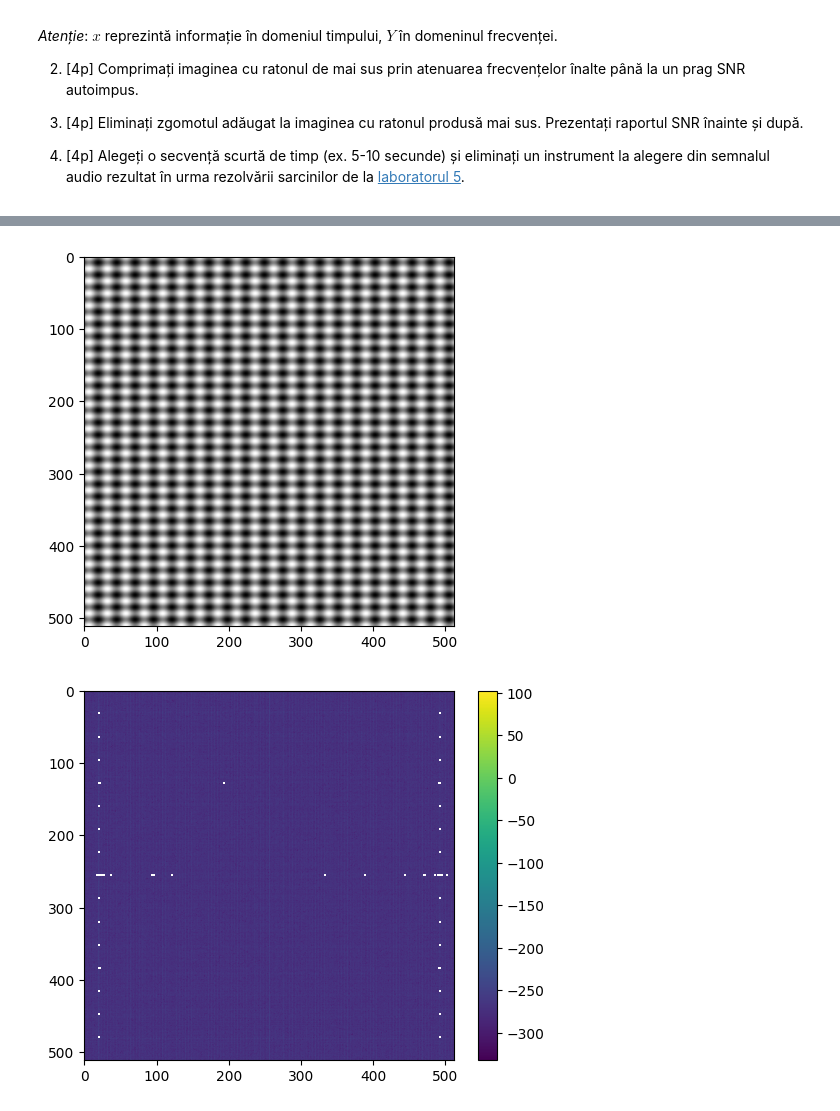
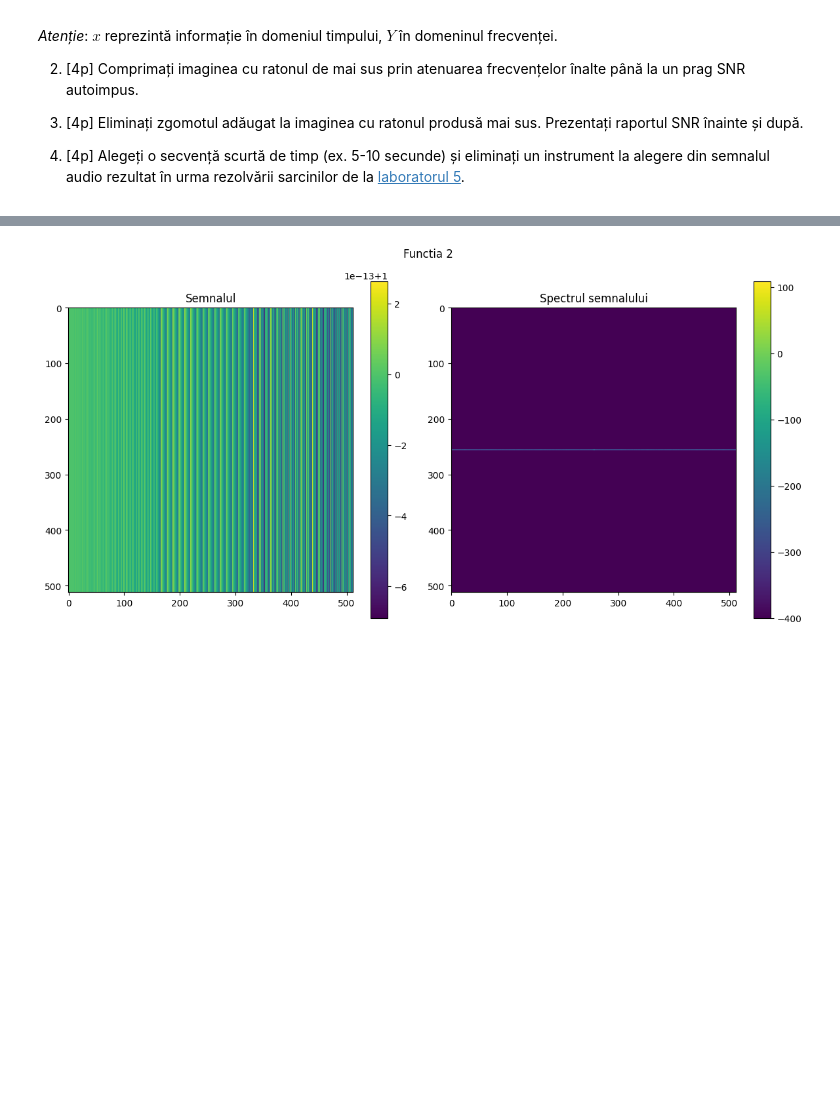
Before and after one commit to laurentiucretu68/ProcesareaSemnalelor, a Jupyter notebook: Laborator7/main.ipynb, the cells around one changed output, grey strips where cells are left out. Saved outputs shown, nothing was run; the diff lists cells and outputs as text; code cells hidden in the pictures; blank space fills up the shorter version.

```diff
--- a/Laborator7/main.ipynb
+++ b/Laborator7/main.ipynb
@@ -147,26 +145,33 @@ plt.show()
 # %%
 # Exercitiul 1 - 2
 def func2(n1, n2):
     return np.sin(4 * np.pi * n1) + np.cos(6 * np.pi * n2)
 
-width, height = 512, 512
-
-n1 = np.linspace(0, 10, width)
-n2 = np.linspace(0, 10, height)
-
-n1, n2 = np.meshgrid(n1, n2)
+dim = 512
+n1, n2 = np.meshgrid(range(dim), range(dim))
 
 X = func2(n1, n2)
+Y = np.fft.fftshift(np.fft.fft2(X))
+freq_db = 20*np.log10(abs(Y + 1e-20))
 
-plt.imshow(X, cmap=plt.cm.gray)
+fig, axs = plt.subplots(1, 2, figsize=(12, 6))
+fig.suptitle('Functia 2')
+
+img = axs[0].imshow(X)
+axs[0].set_title("Semnalul")
+fig.colorbar(img, ax=axs[0])
+
+img = axs[1].imshow(freq_db)
+axs[1].set_title("Spectrul semnalului")
+fig.colorbar(img, ax=axs[1])
+
+plt.tight_layout()
+
+if not os.path.exists('ex1'):
+    os.mkdir('ex1')
+
+plt.savefig(os.path.join('ex1', f"ex1_func2.png"))
+plt.savefig(os.path.join('ex1', f"ex1_func2.pdf"))
 plt.show()
-
-Y = np.fft.fft2(X)
-freq_db = 20*np.log10(abs(Y))
-
-plt.imshow(freq_db)
-plt.colorbar()
-plt.show()
 # %% [output]
-[figure, old version]
+[figure, new version]
-[figure, removed]
```
Also changed, not shown: parts of 17 cells of this notebook, 25 other files.
